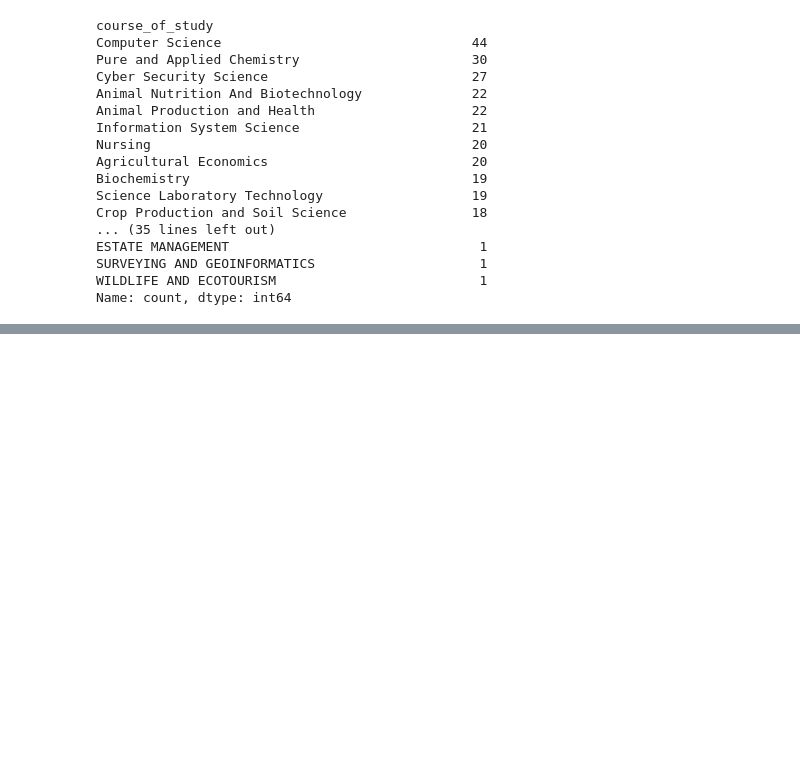
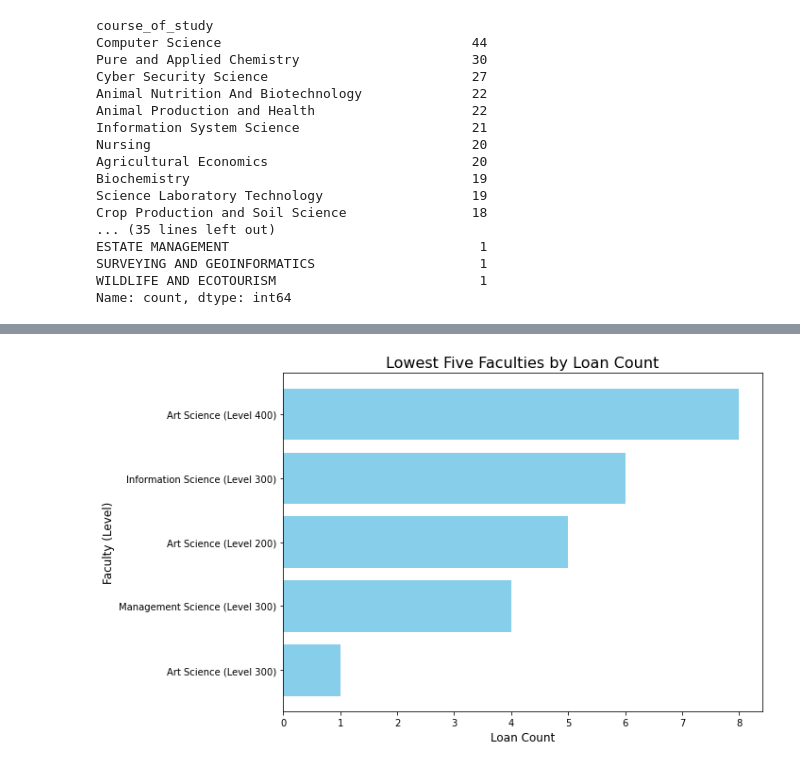
Before and after one commit to Lawal0abdulazeez/Loan_Data, a Jupyter notebook: Loan Data Analysis.ipynb, the cells around one changed output, grey strips where cells are left out. Drawn from its saved outputs; the diff is of its cells as text; code cells hidden in the pictures; blank space fills up the shorter version.

```diff
--- a/Loan Data Analysis.ipynb
+++ b/Loan Data Analysis.ipynb
@@ -343,3 +492,24 @@ Name: count, dtype: int64
+# %%
+
+
+# Group by faculty and level to count occurrences
+faculty_level_counts = df.groupby(["faculty", "level"]).size().reset_index(name="count")
+
+# Sort by count to find the lowest five
+lowest_five = faculty_level_counts.nsmallest(5, "count")
+
+# Plot the result
+plt.figure(figsize=(10, 6))
+plt.barh(lowest_five["faculty"] + " (Level " + lowest_five["level"].astype(str) + ")", lowest_five["count"], color="skyblue")
+plt.title("Lowest Five Faculties by Loan Count", fontsize=16)
+plt.xlabel("Loan Count", fontsize=12)
+plt.ylabel("Faculty (Level)", fontsize=12)
+plt.tight_layout()
+
+# Show the plot
+plt.show()
+# %% [output]
+[figure, added]
 # %%
 import seaborn as sns
 import matplotlib.pyplot as plt
```
Also changed, not shown: parts of 17 cells of this notebook.
